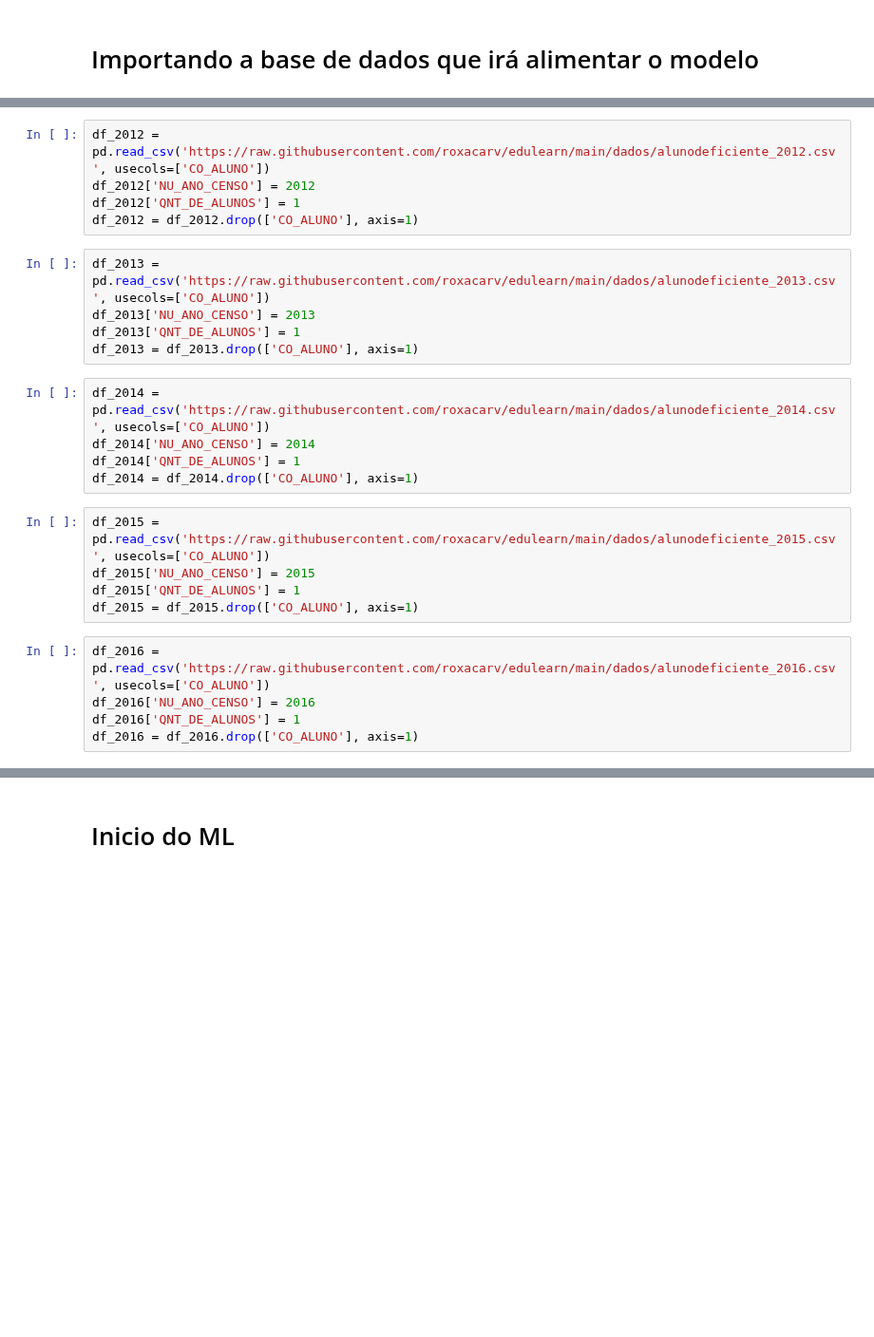
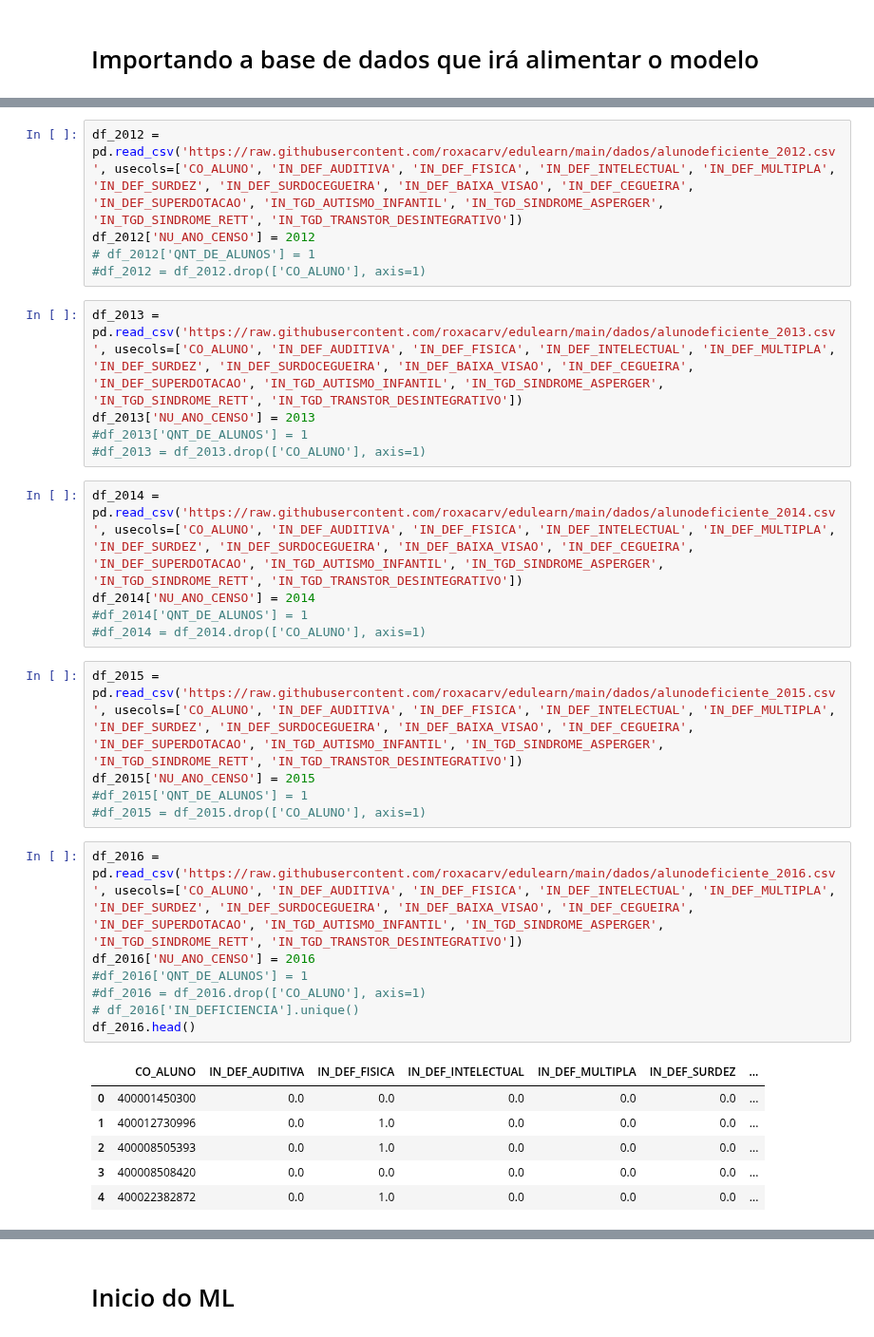
Before and after one commit to roxacarv/edulearn, a Jupyter notebook: regressão_linear/regressão_edulearn.ipynb, the cells around one changed output, grey strips where cells are left out. Shown at 95% size. Drawn from its saved outputs; the diff is of its cells as text; blank space fills up the shorter version.

```diff
--- a/regressão_linear/regressão_edulearn.ipynb
+++ b/regressão_linear/regressão_edulearn.ipynb
@@ -20,26 +38,35 @@ df_2011 = df_2011.drop(['CO_ALUNO'], axis=1)
 # %%
-df_2012 = pd.read_csv('https://raw.githubusercontent.com/roxacarv/edulearn/main/dados/alunodeficiente_2012.csv', usecols=['CO_ALUNO'])
+df_2012 = pd.read_csv('https://raw.githubusercontent.com/roxacarv/edulearn/main/dados/alunodeficiente_2012.csv', usecols=['CO_ALUNO', 'IN_DEF_AUDITIVA', 'IN_DEF_FISICA', 'IN_DEF_INTELECTUAL', 'IN_DEF_MULTIPLA', 'IN_DEF_SURDEZ', 'IN_DEF_SURDOCEGUEIRA', 'IN_DEF_BAIXA_VISAO', 'IN_DEF_CEGUEIRA', 'IN_DEF_SUPERDOTACAO', 'IN_TGD_AUTISMO_INFANTIL', 'IN_TGD_SINDROME_ASPERGER', 'IN_TGD_SINDROME_RETT', 'IN_TGD_TRANSTOR_DESINTEGRATIVO'])
 df_2012['NU_ANO_CENSO'] = 2012
-df_2012['QNT_DE_ALUNOS'] = 1
-df_2012 = df_2012.drop(['CO_ALUNO'], axis=1)
+# df_2012['QNT_DE_ALUNOS'] = 1
+#df_2012 = df_2012.drop(['CO_ALUNO'], axis=1)
 # %%
-df_2013 = pd.read_csv('https://raw.githubusercontent.com/roxacarv/edulearn/main/dados/alunodeficiente_2013.csv', usecols=['CO_ALUNO'])
+df_2013 = pd.read_csv('https://raw.githubusercontent.com/roxacarv/edulearn/main/dados/alunodeficiente_2013.csv', usecols=['CO_ALUNO', 'IN_DEF_AUDITIVA', 'IN_DEF_FISICA', 'IN_DEF_INTELECTUAL', 'IN_DEF_MULTIPLA', 'IN_DEF_SURDEZ', 'IN_DEF_SURDOCEGUEIRA', 'IN_DEF_BAIXA_VISAO', 'IN_DEF_CEGUEIRA', 'IN_DEF_SUPERDOTACAO', 'IN_TGD_AUTISMO_INFANTIL', 'IN_TGD_SINDROME_ASPERGER', 'IN_TGD_SINDROME_RETT', 'IN_TGD_TRANSTOR_DESINTEGRATIVO'])
 df_2013['NU_ANO_CENSO'] = 2013
-df_2013['QNT_DE_ALUNOS'] = 1
-df_2013 = df_2013.drop(['CO_ALUNO'], axis=1)
+#df_2013['QNT_DE_ALUNOS'] = 1
+#df_2013 = df_2013.drop(['CO_ALUNO'], axis=1)
 # %%
-df_2014 = pd.read_csv('https://raw.githubusercontent.com/roxacarv/edulearn/main/dados/alunodeficiente_2014.csv', usecols=['CO_ALUNO'])
+df_2014 = pd.read_csv('https://raw.githubusercontent.com/roxacarv/edulearn/main/dados/alunodeficiente_2014.csv', usecols=['CO_ALUNO', 'IN_DEF_AUDITIVA', 'IN_DEF_FISICA', 'IN_DEF_INTELECTUAL', 'IN_DEF_MULTIPLA', 'IN_DEF_SURDEZ', 'IN_DEF_SURDOCEGUEIRA', 'IN_DEF_BAIXA_VISAO', 'IN_DEF_CEGUEIRA', 'IN_DEF_SUPERDOTACAO', 'IN_TGD_AUTISMO_INFANTIL', 'IN_TGD_SINDROME_ASPERGER', 'IN_TGD_SINDROME_RETT', 'IN_TGD_TRANSTOR_DESINTEGRATIVO'])
 df_2014['NU_ANO_CENSO'] = 2014
-df_2014['QNT_DE_ALUNOS'] = 1
-df_2014 = df_2014.drop(['CO_ALUNO'], axis=1)
+#df_2014['QNT_DE_ALUNOS'] = 1
+#df_2014 = df_2014.drop(['CO_ALUNO'], axis=1)
 # %%
-df_2015 = pd.read_csv('https://raw.githubusercontent.com/roxacarv/edulearn/main/dados/alunodeficiente_2015.csv', usecols=['CO_ALUNO'])
+df_2015 = pd.read_csv('https://raw.githubusercontent.com/roxacarv/edulearn/main/dados/alunodeficiente_2015.csv', usecols=['CO_ALUNO', 'IN_DEF_AUDITIVA', 'IN_DEF_FISICA', 'IN_DEF_INTELECTUAL', 'IN_DEF_MULTIPLA', 'IN_DEF_SURDEZ', 'IN_DEF_SURDOCEGUEIRA', 'IN_DEF_BAIXA_VISAO', 'IN_DEF_CEGUEIRA', 'IN_DEF_SUPERDOTACAO', 'IN_TGD_AUTISMO_INFANTIL', 'IN_TGD_SINDROME_ASPERGER', 'IN_TGD_SINDROME_RETT', 'IN_TGD_TRANSTOR_DESINTEGRATIVO'])
 df_2015['NU_ANO_CENSO'] = 2015
-df_2015['QNT_DE_ALUNOS'] = 1
-df_2015 = df_2015.drop(['CO_ALUNO'], axis=1)
+#df_2015['QNT_DE_ALUNOS'] = 1
+#df_2015 = df_2015.drop(['CO_ALUNO'], axis=1)
 # %%
-df_2016 = pd.read_csv('https://raw.githubusercontent.com/roxacarv/edulearn/main/dados/alunodeficiente_2016.csv', usecols=['CO_ALUNO'])
+df_2016 = pd.read_csv('https://raw.githubusercontent.com/roxacarv/edulearn/main/dados/alunodeficiente_2016.csv', usecols=['CO_ALUNO', 'IN_DEF_AUDITIVA', 'IN_DEF_FISICA', 'IN_DEF_INTELECTUAL', 'IN_DEF_MULTIPLA', 'IN_DEF_SURDEZ', 'IN_DEF_SURDOCEGUEIRA', 'IN_DEF_BAIXA_VISAO', 'IN_DEF_CEGUEIRA', 'IN_DEF_SUPERDOTACAO', 'IN_TGD_AUTISMO_INFANTIL', 'IN_TGD_SINDROME_ASPERGER', 'IN_TGD_SINDROME_RETT', 'IN_TGD_TRANSTOR_DESINTEGRATIVO'])
 df_2016['NU_ANO_CENSO'] = 2016
-df_2016['QNT_DE_ALUNOS'] = 1
-df_2016 = df_2016.drop(['CO_ALUNO'], axis=1)
+#df_2016['QNT_DE_ALUNOS'] = 1
+#df_2016 = df_2016.drop(['CO_ALUNO'], axis=1)
+# df_2016['IN_DEFICIENCIA'].unique()
+df_2016.head()
+# %% [output]
+|  | CO_ALUNO | IN_DEF_AUDITIVA | IN_DEF_FISICA | IN_DEF_INTELECTUAL | IN_DEF_MULTIPLA | IN_DEF_SURDEZ | ... |
+| 0 | 400001450300 | 0.0 | 0.0 | 0.0 | 0.0 | 0.0 | ... |
+| 1 | 400012730996 | 0.0 | 1.0 | 0.0 | 0.0 | 0.0 | ... |
+| 2 | 400008505393 | 0.0 | 1.0 | 0.0 | 0.0 | 0.0 | ... |
+| 3 | 400008508420 | 0.0 | 0.0 | 0.0 | 0.0 | 0.0 | ... |
+| 4 | 400022382872 | 0.0 | 1.0 | 0.0 | 0.0 | 0.0 | ... |
 # %%
```
Also changed, not shown: parts of 14 cells of this notebook.
